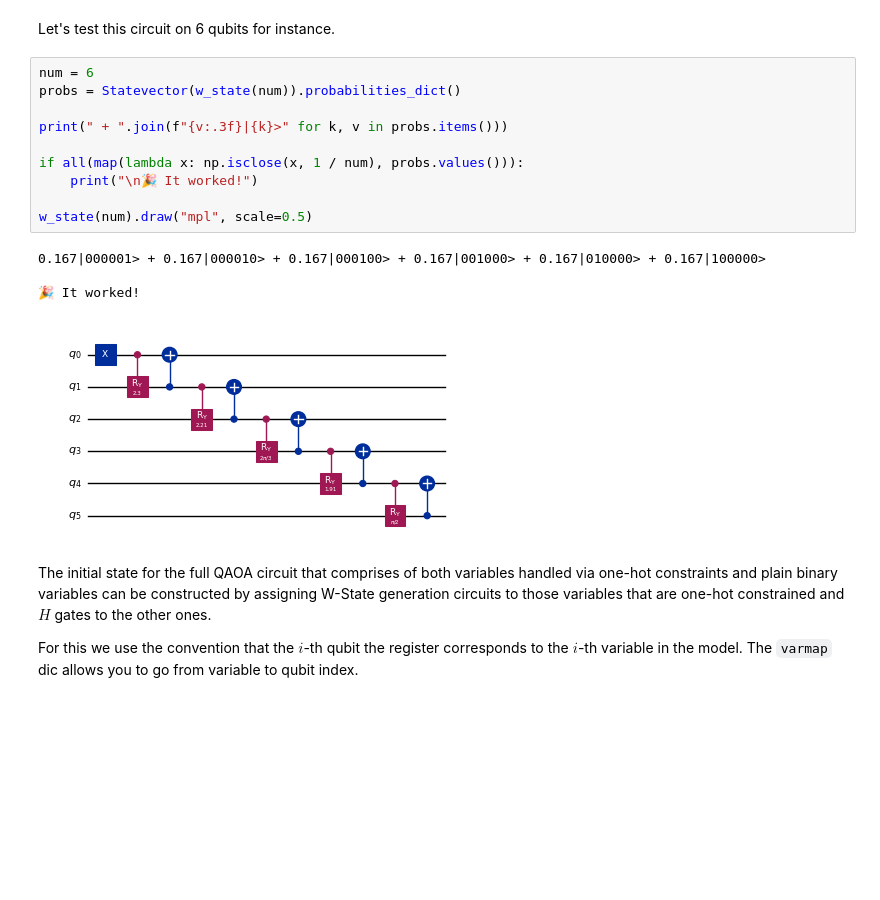
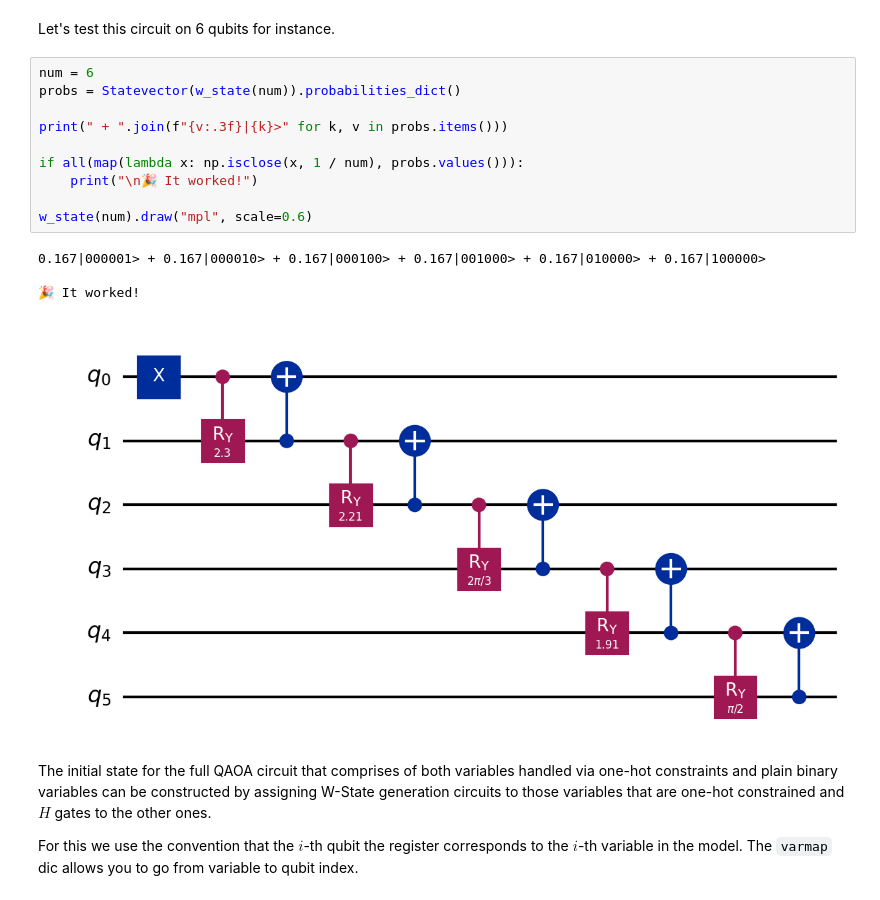
Before and after one commit to aqarios/qce-qaoa-tutorial, a Jupyter notebook: solutions/03_XYMixers.ipynb, the cells around one changed output. Cells and saved outputs as stored; diff of their text form; blank space fills up the shorter version.

```diff
--- a/solutions/03_XYMixers.ipynb
+++ b/solutions/03_XYMixers.ipynb
@@ -195,18 +195,18 @@ Let's test this circuit on 6 qubits for instance.
 # %%
 num = 6
 probs = Statevector(w_state(num)).probabilities_dict()
 
 print(" + ".join(f"{v:.3f}|{k}>" for k, v in probs.items()))
 
 if all(map(lambda x: np.isclose(x, 1 / num), probs.values())):
     print("\n🎉 It worked!")
 
-w_state(num).draw("mpl", scale=0.5)
+w_state(num).draw("mpl", scale=0.6)
 # %% [output]
 0.167|000001> + 0.167|000010> + 0.167|000100> + 0.167|001000> + 0.167|010000> + 0.167|100000>
 
 🎉 It worked!
-[figure, old version]
+[figure, new version]
 # %% [markdown]
 The initial state for the full QAOA circuit that comprises of both variables handled via one-hot constraints and plain binary variables can be constructed by assigning W-State generation circuits to those variables that are one-hot constrained and $H$ gates to the other ones.
 
```
Also changed, not shown: parts of 4 cells of this notebook, 7 other files.
